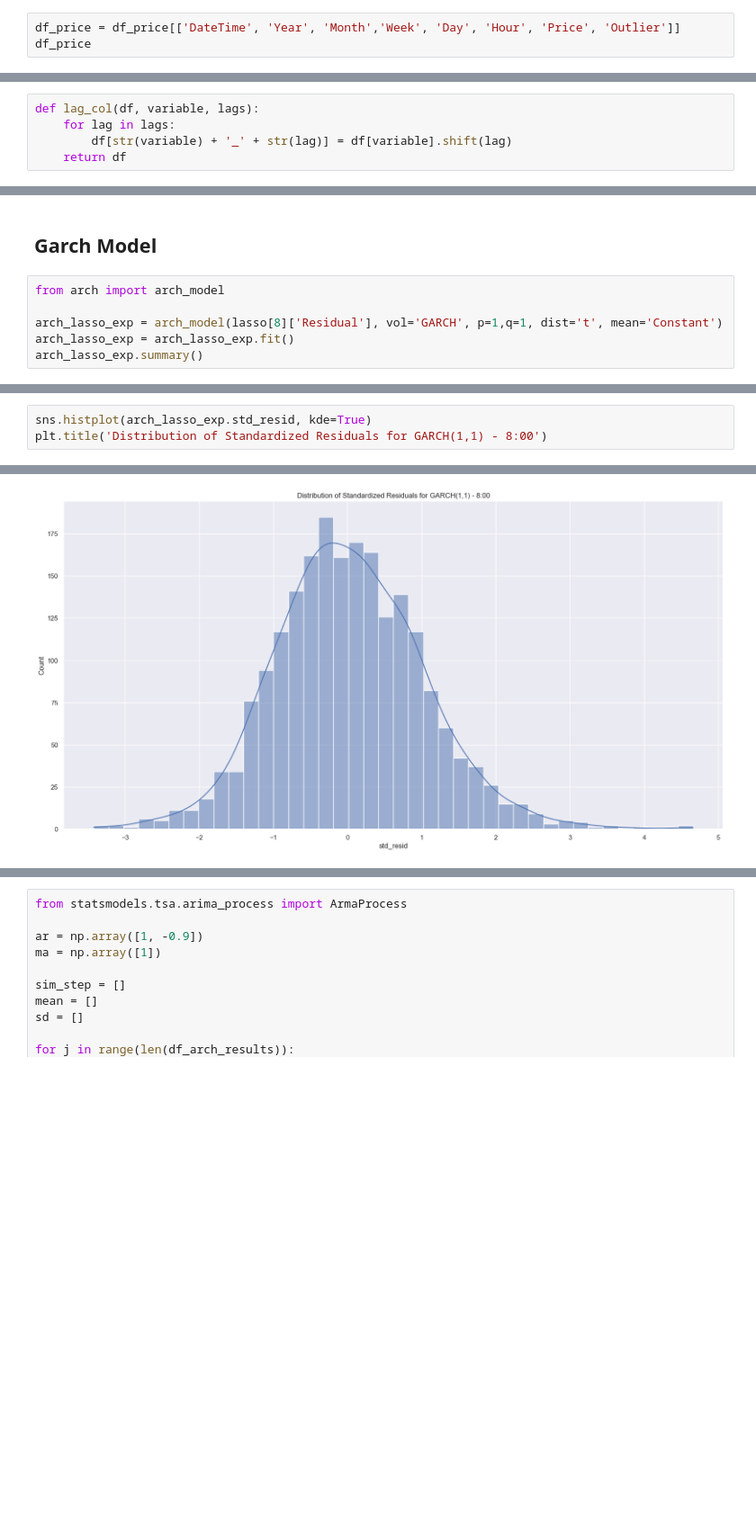
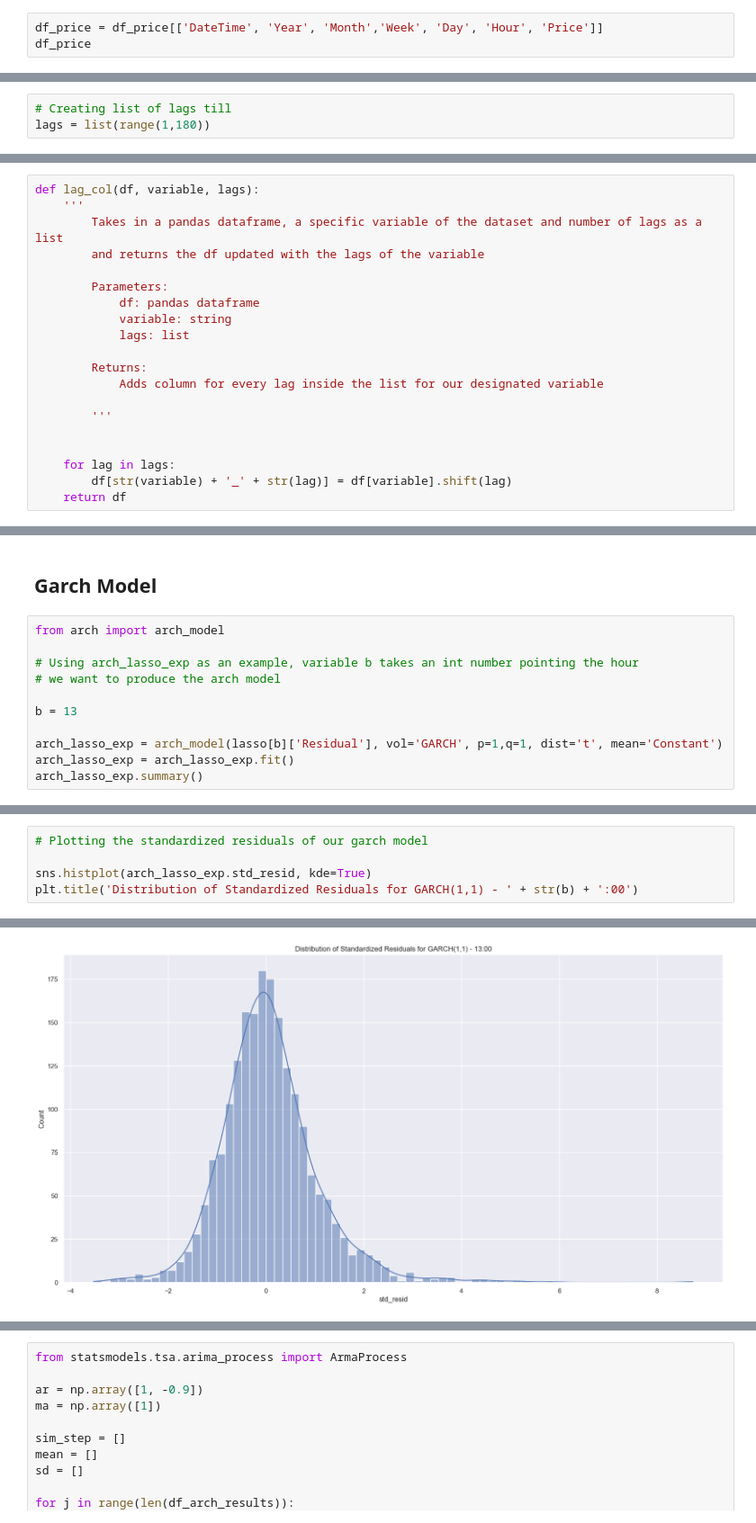
Before and after one commit to KlimisStilp/Price_Timeseries_UK_VScode, a Jupyter notebook: Price Timeseries UK/Totalload_SolarWind_Price_Timeseries.ipynb, the cells around one changed output, grey strips where cells are left out. Shown at 90% size. Drawn from its saved outputs; the diff is of its cells as text; blank space fills up the shorter version.

```diff
--- a/Price Timeseries UK/Totalload_SolarWind_Price_Timeseries.ipynb
+++ b/Price Timeseries UK/Totalload_SolarWind_Price_Timeseries.ipynb
@@ -49,6 +49,6 @@ path_windsolar = r'C:\Users\2836589S\OneDrive - University of Glasgow\Data\DayAh
 df_price = pd.read_csv(r'C:\Users\2836589S\OneDrive - University of Glasgow\Data\Data Frames\price_timeseries_outliers.csv',
 parse_dates=['DateTime'])
 # %%
-df_price = df_price[['DateTime', 'Year', 'Month','Week', 'Day', 'Hour', 'Price', 'Outlier']]
+df_price = df_price[['DateTime', 'Year', 'Month','Week', 'Day', 'Hour', 'Price']]
 df_price
 # %% [output]
@@ -299,0 +240,3 @@ lags = list(range(1,90))
+# %%
+# Creating list of lags till
+lags = list(range(1,180))
@@ -300,5 +247,20 @@ lags = list(range(1,90))
 # %%
 def lag_col(df, variable, lags):
+    '''
+        Takes in a pandas dataframe, a specific variable of the dataset and number of lags as a list
+        and returns the df updated with the lags of the variable
+
+        Parameters:
+            df: pandas dataframe
+            variable: string
+            lags: list
+
+        Returns:
+            Adds column for every lag inside the list for our designated variable
+
+        '''
+
+
     for lag in lags:
         df[str(variable) + '_' + str(lag)] = df[variable].shift(lag)
     return df
@@ -451,7 +442,12 @@ plt.plot(lasso[15]['Residual'])
 # %%
 from arch import arch_model
 
-arch_lasso_exp = arch_model(lasso[8]['Residual'], vol='GARCH', p=1,q=1, dist='t', mean='Constant')
+# Using arch_lasso_exp as an example, variable b takes an int number pointing the hour
+# we want to produce the arch model
+
+b = 13
+
+arch_lasso_exp = arch_model(lasso[b]['Residual'], vol='GARCH', p=1,q=1, dist='t', mean='Constant')
 arch_lasso_exp = arch_lasso_exp.fit()
 arch_lasso_exp.summary()
 # %% [output]
@@ -502,4 +501,6 @@ Text(0.5, 1.0, 'Volatility for 8:00')
 # %%
+# Plotting the standardized residuals of our garch model
+
 sns.histplot(arch_lasso_exp.std_resid, kde=True)
-plt.title('Distribution of Standardized Residuals for GARCH(1,1) - 8:00')
+plt.title('Distribution of Standardized Residuals for GARCH(1,1) - ' + str(b) + ':00')
 # %% [output]
@@ -507,2 +508,2 @@ Text(0.5, 1.0, 'Distribution of Standardized Residuals for GARCH(1,1) - 8:00')
-[figure, old version]
+[figure, new version]
 # %%
```
Also changed, not shown: parts of 48 cells of this notebook.
